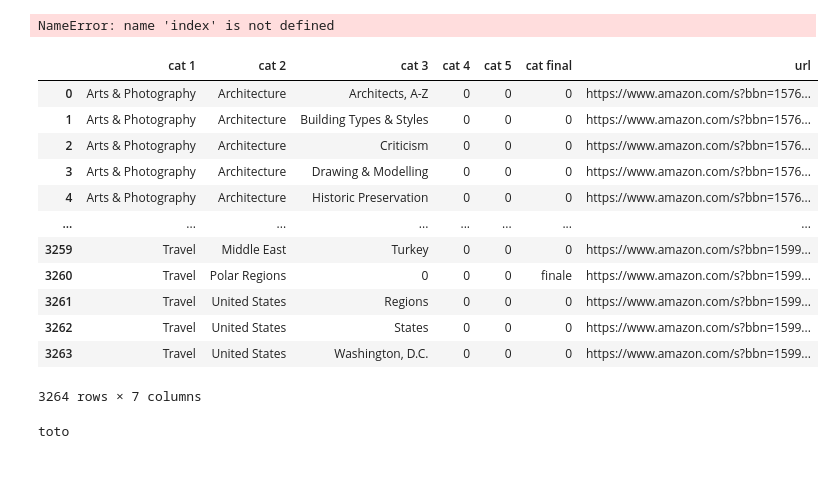
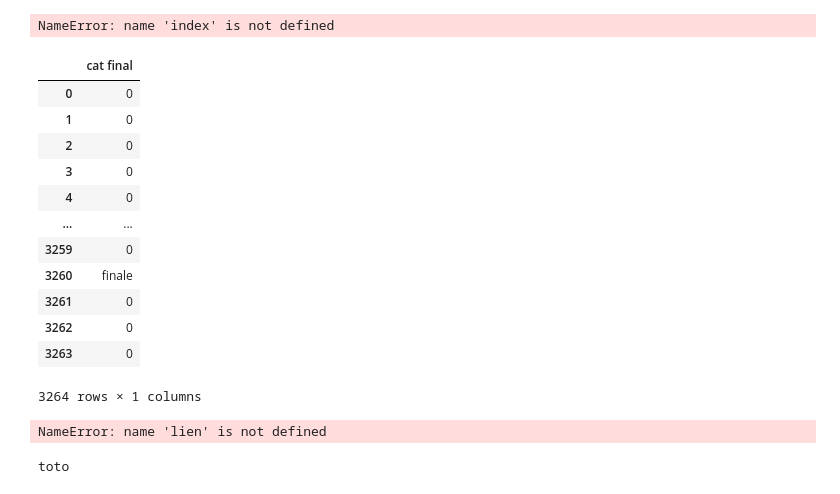
Before and after one commit to thomasgassin/kindle-scrapper, a Jupyter notebook: notebooks/NoteBook.ipynb, the cells around one changed output. Cells and saved outputs as stored; diff of their text form; code cells hidden in the pictures.

```diff
--- a/notebooks/NoteBook.ipynb
+++ b/notebooks/NoteBook.ipynb
@@ -446,24 +447,46 @@ dataframe_cat3 = pd.DataFrame(listing_categories_cat3,columns= index)
 dataframe_cat3
 # %% [output]
 NameError: name 'index' is not defined
+# %%
+dict = {'cat final':"finale"}
+ # x = pd.DataFrame({'x': [1, 2, 3], 'y': [3, 4, 5]})
+dataframe_cat3[{'cat final':'finale'}]
+# %% [output]
+|  | cat final |
+| 0 | 0 |
+| 1 | 0 |
+| 2 | 0 |
+| 3 | 0 |
+| 4 | 0 |
+| ... | ... |
+| 3259 | 0 |
+| 3260 | finale |
+| 3261 | 0 |
+| 3262 | 0 |
+| 3263 | 0 |
+3264 rows × 1 columns
 # %%
-dataframe_cat3 = pd.DataFrame(listing_categories_cat3,columns= index)
-dataframe_cat3.to_csv('categories_cat3.csv')
+dataframe_cat3 = pd.read_csv('categories_cat3.csv', index_col = 0) #on importe depuis le csv cat 3
 dataframe_cat3
+# on va attaquer la 4ème itération
+listing_categories_cat4=[]
+for i in range(len(dataframe_cat3)) :
+    browser.get(dataframe_cat3['url'][i])
+    html_page_listing = browser.page_source # permet de prendre le code html de la page
+    soup = BeautifulSoup(html_page_listing , 'lxml') # créer la soupe avec le parser
+    categories = soup.find_all('li'  , class_ = 'a-spacing-micro apb-browse-refinements-indent-2')
+    # première descente des catégories simple il suffit de le la première page pas de boucle
+    if categories == [] :
+        listing_categories_cat4.append([dataframe_cat3['cat 1'][i],dataframe_cat3['cat 2'][i],dataframe_cat3['cat 3'][i],0,0,"finale",lien])
+    for categorie in categories :
+        categor = categorie.span.text.strip()
+        lien = 'https://www.amazon.com'+ categorie.a.get('href')
+        listing_categories_cat4.append([dataframe_cat3['cat 1'][i],dataframe_cat3['cat 2'][i],dataframe_cat3['cat 3'],categor,0,0,lien])
+dataframe_cat4 = pd.DataFrame(listing_categories_cat4,columns= index)
+dataframe_cat4.to_csv('categories_cat4.csv')
+dataframe_cat4
 # %% [output]
-|  | cat 1 | cat 2 | cat 3 | cat 4 | cat 5 | cat final | url |
-| 0 | Arts & Photography | Architecture | Architects, A-Z | 0 | 0 | 0 | https://www.amazon.com/s?bbn=1576... |
-| 1 | Arts & Photography | Architecture | Building Types & Styles | 0 | 0 | 0 | https://www.amazon.com/s?bbn=1576... |
-| 2 | Arts & Photography | Architecture | Criticism | 0 | 0 | 0 | https://www.amazon.com/s?bbn=1576... |
-| 3 | Arts & Photography | Architecture | Drawing & Modelling | 0 | 0 | 0 | https://www.amazon.com/s?bbn=1576... |
-| 4 | Arts & Photography | Architecture | Historic Preservation | 0 | 0 | 0 | https://www.amazon.com/s?bbn=1576... |
-| ... | ... | ... | ... | ... | ... | ... | ... |
-| 3259 | Travel | Middle East | Turkey | 0 | 0 | 0 | https://www.amazon.com/s?bbn=1599... |
-| 3260 | Travel | Polar Regions | 0 | 0 | 0 | finale | https://www.amazon.com/s?bbn=1599... |
-| 3261 | Travel | United States | Regions | 0 | 0 | 0 | https://www.amazon.com/s?bbn=1599... |
-| 3262 | Travel | United States | States | 0 | 0 | 0 | https://www.amazon.com/s?bbn=1599... |
-| 3263 | Travel | United States | Washington, D.C. | 0 | 0 | 0 | https://www.amazon.com/s?bbn=1599... |
-3264 rows × 7 columns
+NameError: name 'lien' is not defined
 # %%
 browser.get('https://www.amazon.com/s?bbn=159983011&rh=n%3A133140011%2Cn%3A154606011%2Cn%3A159936011%2Cn%3A159982011%2Cn%3A159983011%2Cn%3A159984011&dc&qid=1658469739&rnid=159983011&ref=lp_159983011_nr_n_0')
 html_page_listing = browser.page_source # permet de prendre le code html de la page
```
Also changed, not shown: parts of 2 cells of this notebook.
